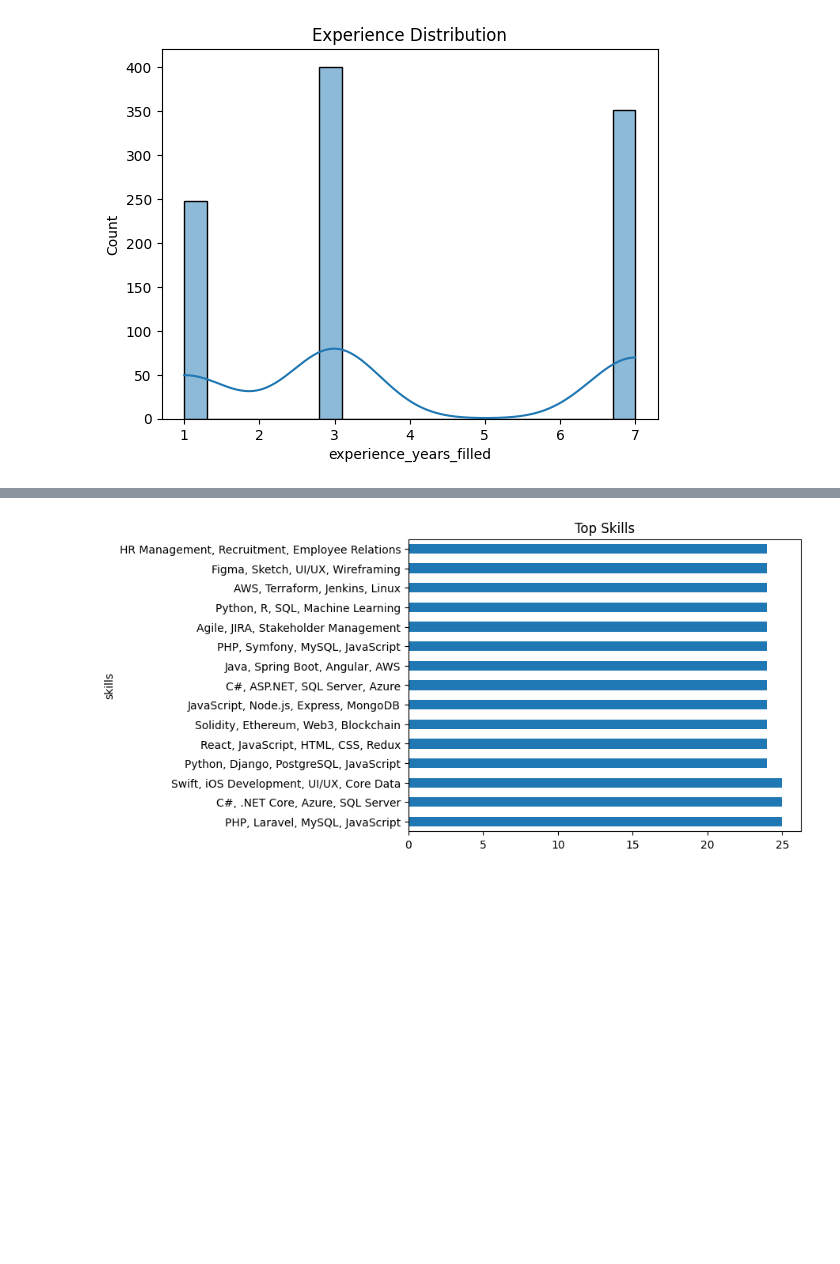
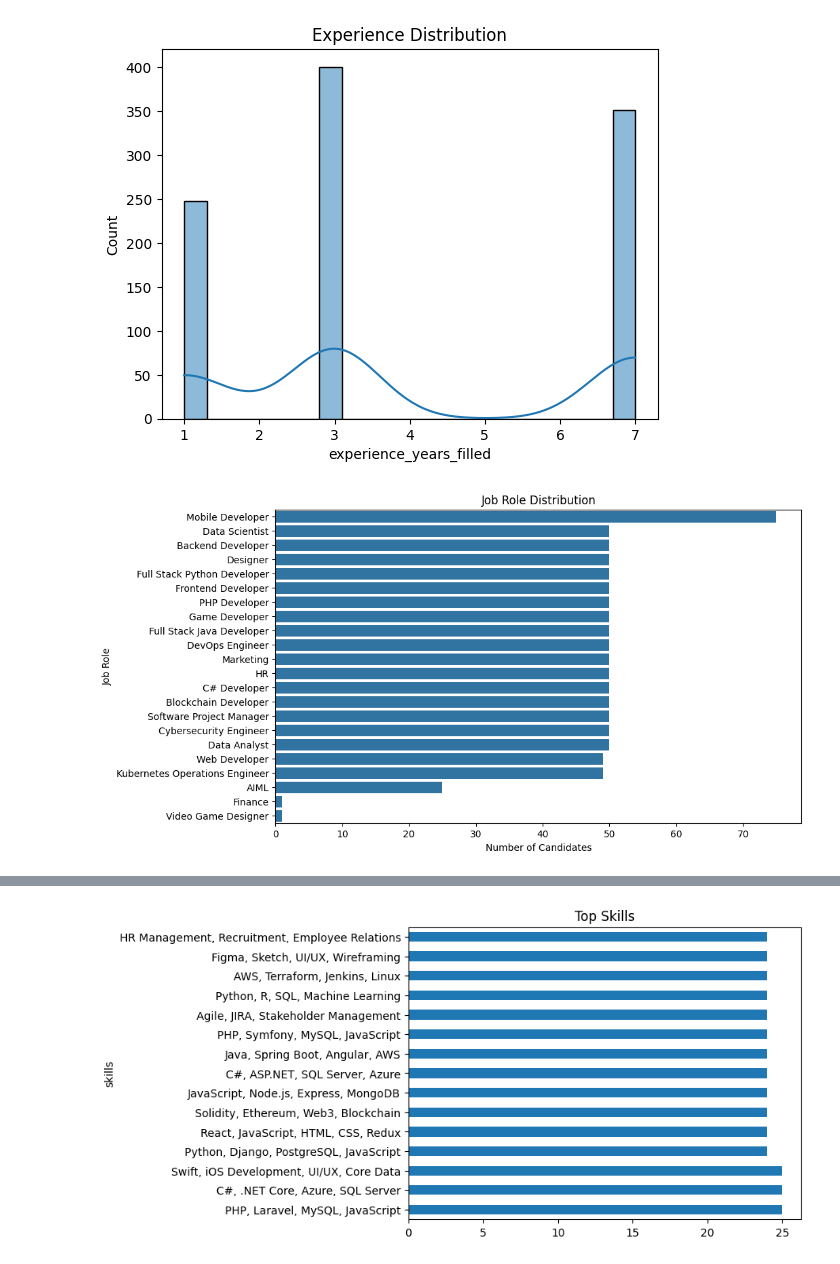
Before and after one commit to milkajoseph/Edu2Job_project, a Jupyter notebook: eda.ipynb, the cells around one changed output, grey strips where cells are left out. Drawn from its saved outputs; the diff is of its cells as text; code cells hidden in the pictures; blank space fills up the shorter version.

```diff
--- a/eda.ipynb
+++ b/eda.ipynb
@@ -246,3 +246,12 @@ plt.title("Experience Distribution")
 plt.show()
 # %% [output]
 [figure]
+# %%
+plt.figure(figsize=(10,6))
+sns.countplot(y='job_role', data=df, order=df['job_role'].value_counts().index)
+plt.title("Job Role Distribution")
+plt.xlabel("Number of Candidates")
+plt.ylabel("Job Role")
+plt.show()
+# %% [output]
+[figure, added]
```
Also changed, not shown: parts of 2 cells of this notebook.
